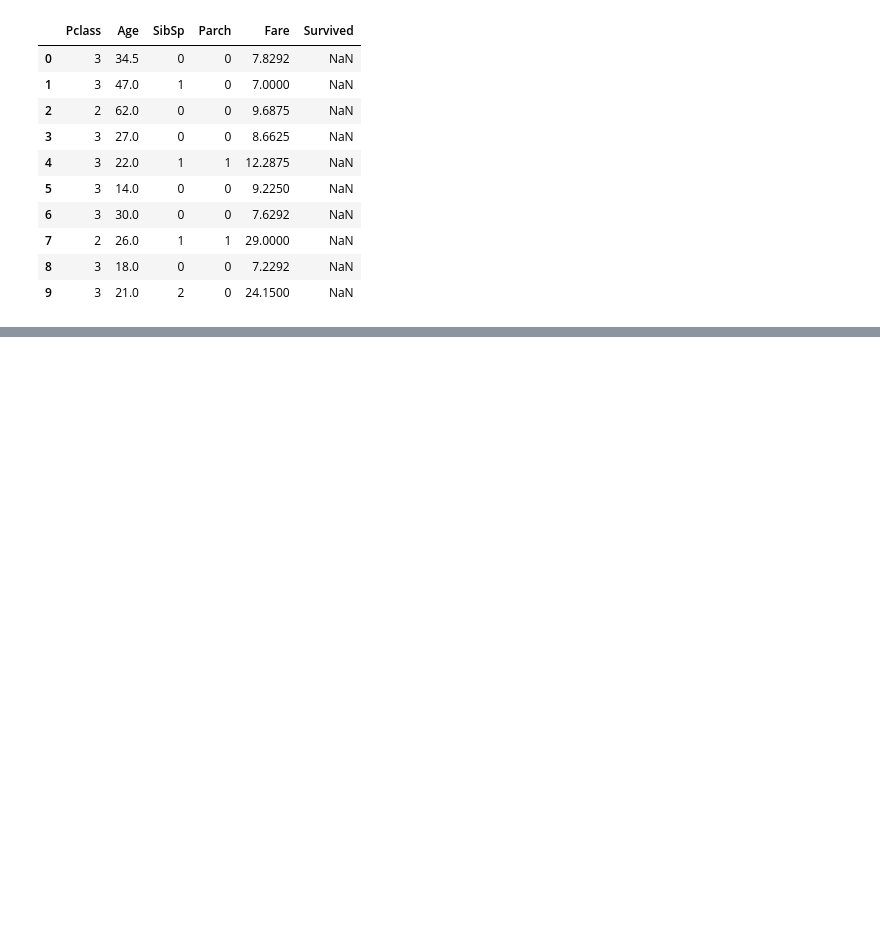
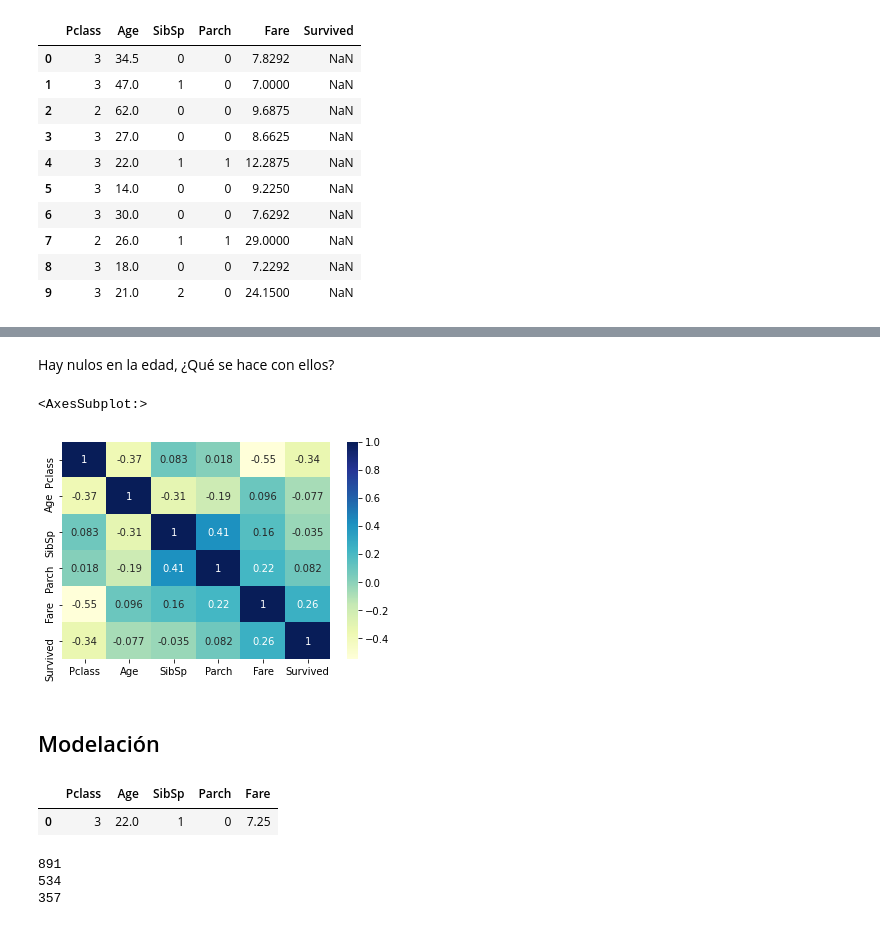
Before and after one commit to luisSantamariaCOL/MachineLearning-Journey, a Jupyter notebook: Machine Learning Projects/Kaggle Competition - Titanic Survival/Titanic Survival Notebook.ipynb, the cells around one changed output, grey strips where cells are left out. Saved outputs shown, nothing was run; the diff lists cells and outputs as text; code cells hidden in the pictures; blank space fills up the shorter version.

```diff
--- a/Machine Learning Projects/Kaggle Competition - Titanic Survival/Titanic Survival Notebook.ipynb
+++ b/Machine Learning Projects/Kaggle Competition - Titanic Survival/Titanic Survival Notebook.ipynb
@@ -139,4 +140,0 @@ memory usage: 103.9 KB
-# %%
-# Eliminando las filas de la columna 'Survived' que tienen datos nulos
-num['Survived'] = num['Survived'].dropna(axis=0)
-num.info()
@@ -175,0 +153,3 @@ num.head(10)
+# %%
+not_null_num_df = num.notnull()
+not_null_num_df
@@ -175,0 +172,4 @@ num.head(10)
+# %%
+notnull_survived = not_null_num_df['Survived']
+num = num[notnull_survived]
+num
@@ -175,0 +216,16 @@ num.head(10)
+# %% [markdown]
+Hay nulos en la edad, ¿Qué se hace con ellos?
+# %%
+sns.heatmap(num.corr(), annot=True, cmap="YlGnBu")
+# %% [output]
+<AxesSubplot:>
+[figure, added]
+# %% [markdown]
+## Modelación
+# %%
+y = num['Survived']
+X = num.drop(['Survived'], axis=1)
+X.head(1)
+# %% [output]
+|  | Pclass | Age | SibSp | Parch | Fare |
+| 0 | 3 | 22.0 | 1 | 0 | 7.25 |
@@ -175,0 +236,8 @@ num.head(10)
+# %%
+print(len(X))
+print(len(X_train))
+print(len(X_test))
+# %% [output]
+891
+534
+357
```
Also changed, not shown: parts of 16 cells of this notebook.
